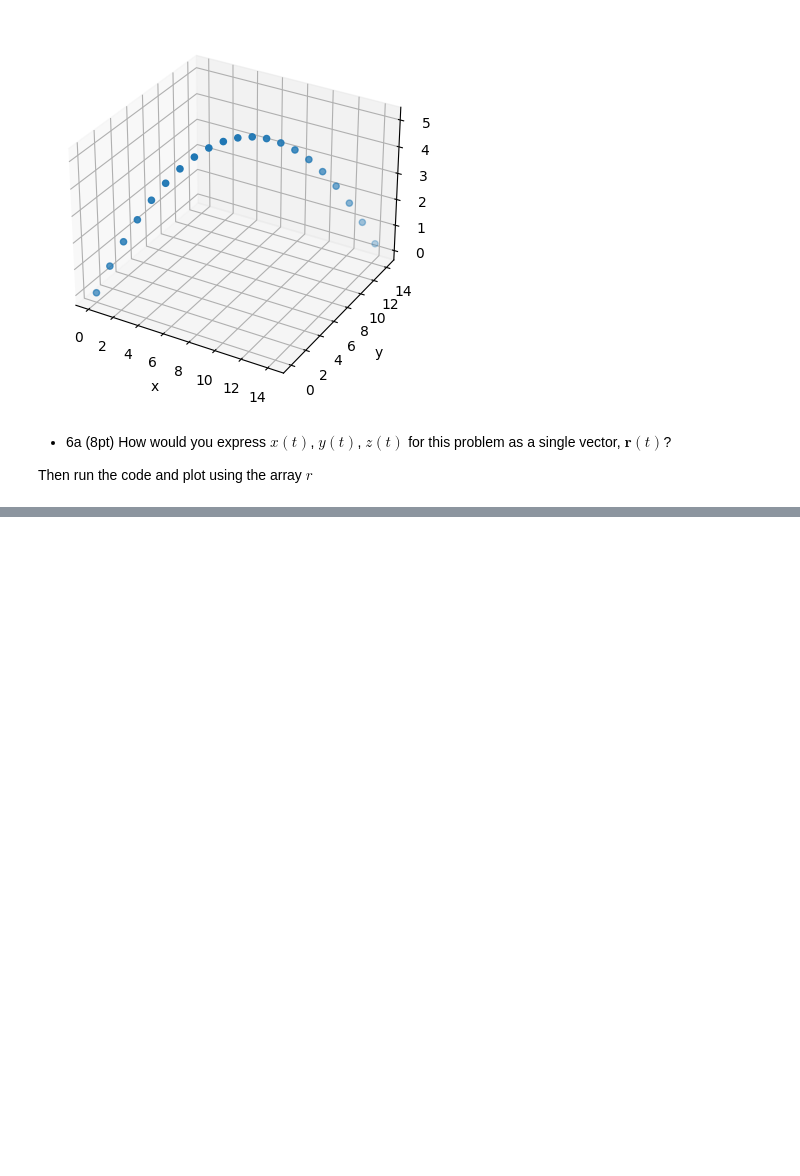
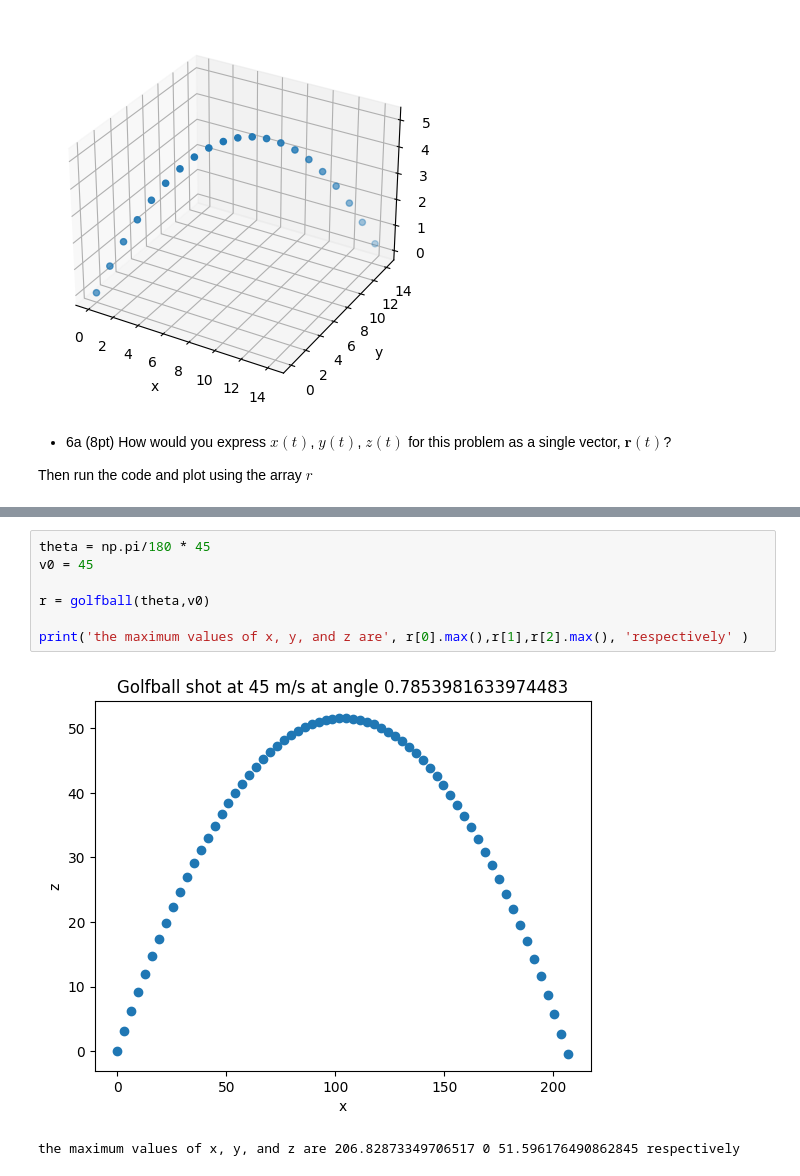
Before and after one commit to Amplewarrior/phy321msu, a Jupyter notebook: homeworks/hw2.ipynb, the cells around one changed output, grey strips where cells are left out. Cells and saved outputs as stored; diff of their text form; blank space fills up the shorter version.

```diff
--- a/homeworks/hw2.ipynb
+++ b/homeworks/hw2.ipynb
@@ -343,0 +411,10 @@ Complete Exercise 4 above (Taylor exercise 1.35) before moving further. (Recall
+# %%
+theta = np.pi/180 * 45
+v0 = 45
+
+r = golfball(theta,v0)
+
+print('the maximum values of x, y, and z are', r[0].max(),r[1],r[2].max(), 'respectively' )
+# %% [output]
+[figure, added]
+the maximum values of x, y, and z are 206.82873349706517 0 51.596176490862845 respectively
```
Also changed, not shown: parts of 11 cells of this notebook.
